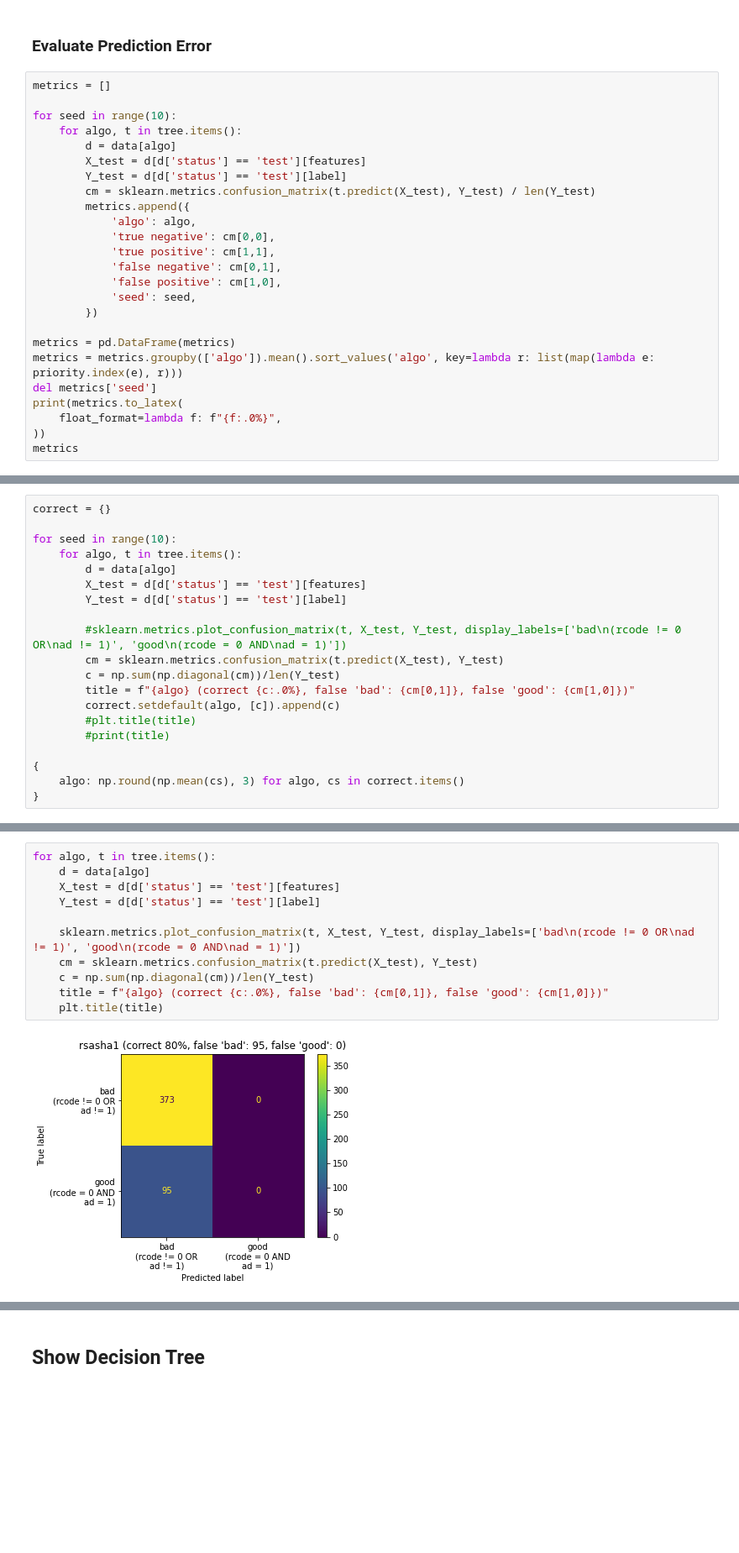
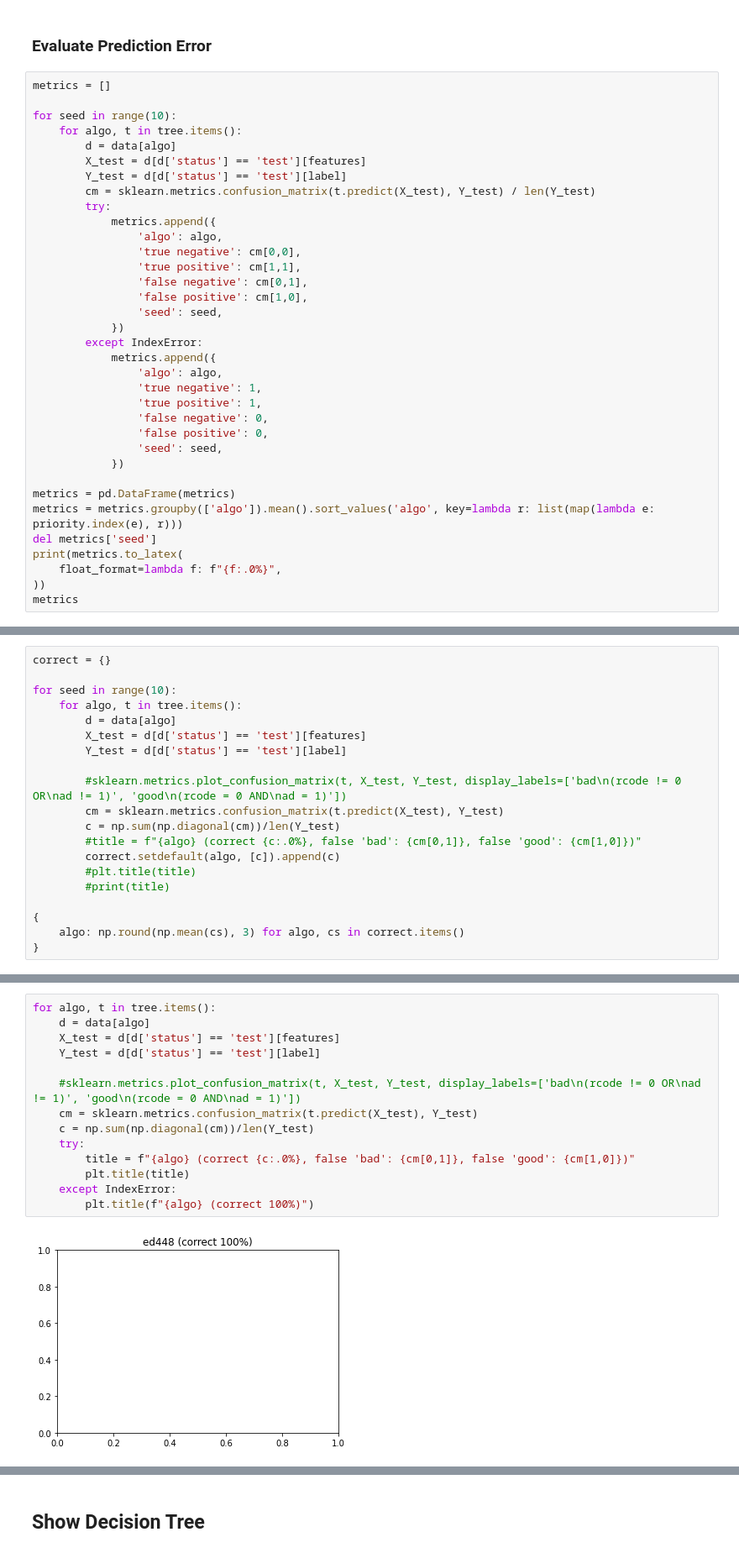
Before and after one commit to nils-wisiol/dns-downgrade-attack, a Jupyter notebook: analysis/Predicting Resolver Response Code Based on Query Headers and Zone Information.ipynb, the cells around one changed output, grey strips where cells are left out. Shown at 84% size. Saved outputs shown, nothing was run; the diff lists cells and outputs as text; blank space fills up the shorter version.

Commit message:
new training and test data

```diff
--- a/analysis/Predicting Resolver Response Code Based on Query Headers and Zone Information.ipynb
+++ b/analysis/Predicting Resolver Response Code Based on Query Headers and Zone Information.ipynb
@@ -157,14 +151,24 @@ for seed in range(10):
         X_test = d[d['status'] == 'test'][features]
         Y_test = d[d['status'] == 'test'][label]
         cm = sklearn.metrics.confusion_matrix(t.predict(X_test), Y_test) / len(Y_test)
-        metrics.append({
-            'algo': algo,
-            'true negative': cm[0,0],
-            'true positive': cm[1,1],
-            'false negative': cm[0,1],
-            'false positive': cm[1,0],
-            'seed': seed,
-        })
+        try:
+            metrics.append({
+                'algo': algo,
+                'true negative': cm[0,0],
+                'true positive': cm[1,1],
+                'false negative': cm[0,1],
+                'false positive': cm[1,0],
+                'seed': seed,
+            })
+        except IndexError:
+            metrics.append({
+                'algo': algo,
+                'true negative': 1,
+                'true positive': 1,
+                'false negative': 0,
+                'false positive': 0,
+                'seed': seed,
+            })
 
 metrics = pd.DataFrame(metrics)
 metrics = metrics.groupby(['algo']).mean().sort_values('algo', key=lambda r: list(map(lambda e: priority.index(e), r)))
@@ -211,7 +215,7 @@ for seed in range(10):
         #sklearn.metrics.plot_confusion_matrix(t, X_test, Y_test, display_labels=['bad\n(rcode != 0 OR\nad != 1)', 'good\n(rcode = 0 AND\nad = 1)'])
         cm = sklearn.metrics.confusion_matrix(t.predict(X_test), Y_test)
         c = np.sum(np.diagonal(cm))/len(Y_test)
-        title = f"{algo} (correct {c:.0%}, false 'bad': {cm[0,1]}, false 'good': {cm[1,0]})"
+        #title = f"{algo} (correct {c:.0%}, false 'bad': {cm[0,1]}, false 'good': {cm[1,0]})"
         correct.setdefault(algo, [c]).append(c)
         #plt.title(title)
         #print(title)
@@ -231,13 +235,16 @@ for seed in range(10):
 # %%
 for algo, t in tree.items():
     d = data[algo]
     X_test = d[d['status'] == 'test'][features]
     Y_test = d[d['status'] == 'test'][label]
 
-    sklearn.metrics.plot_confusion_matrix(t, X_test, Y_test, display_labels=['bad\n(rcode != 0 OR\nad != 1)', 'good\n(rcode = 0 AND\nad = 1)'])
+    #sklearn.metrics.plot_confusion_matrix(t, X_test, Y_test, display_labels=['bad\n(rcode != 0 OR\nad != 1)', 'good\n(rcode = 0 AND\nad = 1)'])
     cm = sklearn.metrics.confusion_matrix(t.predict(X_test), Y_test)
     c = np.sum(np.diagonal(cm))/len(Y_test)
-    title = f"{algo} (correct {c:.0%}, false 'bad': {cm[0,1]}, false 'good': {cm[1,0]})"
-    plt.title(title)
+    try:
+        title = f"{algo} (correct {c:.0%}, false 'bad': {cm[0,1]}, false 'good': {cm[1,0]})"
+        plt.title(title)
+    except IndexError:
+        plt.title(f"{algo} (correct 100%)")
 # %% [output]
-[figure, old version]
+[figure, new version]
```
Also changed, not shown: parts of 20 cells of this notebook, 1 other file.
